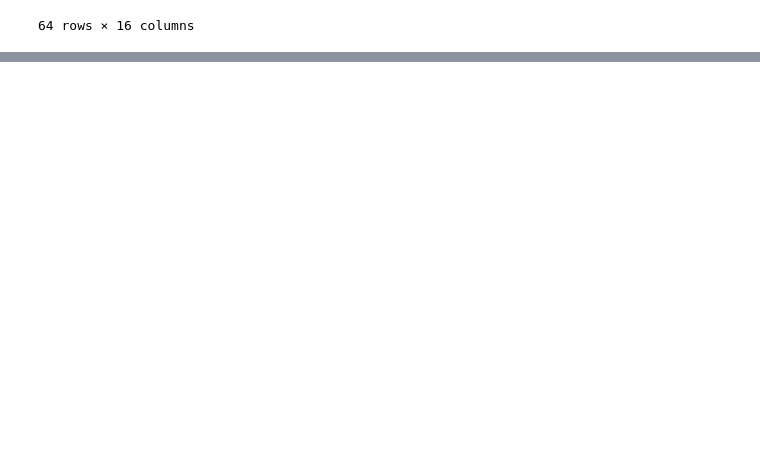
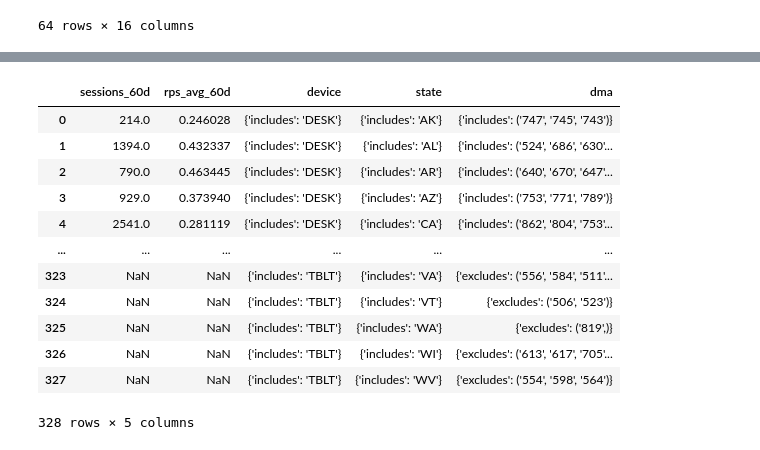
Before and after one commit to pkrishnamurthy1007/adtech, a Jupyter notebook: notebooks/aduriseti_shared/account_structure.ipynb, the cells around one changed output, grey strips where cells are left out. Saved outputs shown, nothing was run; the diff lists cells and outputs as text; code cells hidden in the pictures; blank space fills up the shorter version.

```diff
--- a/notebooks/aduriseti_shared/account_structure.ipynb
+++ b/notebooks/aduriseti_shared/account_structure.ipynb
@@ -475,6 +476,7 @@ for split,rps_df in split2aggrps.items():
 
         perfd = {
             "clust_mtd": clusterer.__class__.__name__,
+            "clusterer": clusterer,
             "split": split,
             "fit_shape": agg_rps_df.shape,
             "clust_shape": clust_rps_df.shape,
@@ -673,33 +656,4 @@ X
 # %%
-# BEST_SPLIT = "location_os_device"
-BEST_SPLIT = "dma_os_device"
-# BEST_SPLIT = "dma_os"
-
-rps_df_fit, rps_df_eval, rps_clust_df = cluster_split(BEST_SPLIT)
-rps_df = rps_df_fit
-split_attr2unique_vals = {index_col: rps_df.index.unique(index_col)
-                          for index_col in rps_df.index.names}
-_,new_index_order = zip(*sorted((V.__len__(),c) for c,V in split_attr2unique_vals.items()))
-campaign_df = rps_df \
-    .groupby([*new_index_order[:-1], "clust"]) \
-    .agg({
-        "sessions": sum,
-        "rps_avg": get_wavg_by(rps_df,"sessions"),
-        new_index_order[-1]: tuple
-    })
-assert campaign_df["sessions"].sum() == rps_df_fit["sessions"].sum()
-camp_rps_wavg = wavg(campaign_df["rps_avg"],campaign_df["sessions"])
-fit_rps_wavg = wavg(rps_df_fit["rps_avg"], rps_df_fit["sessions"])
-assert abs(camp_rps_wavg - fit_rps_wavg) < 1e-5
-
-excl_campaign_df = campaign_df.groupby([*new_index_order[:-1]]) \
-    .agg({
-        new_index_order[-1]: tuple
-    })
-def flatten(M):
-    return tuple(el for r in M for el in r)
-excl_campaign_df[new_index_order[-1]] = excl_campaign_df[new_index_order[-1]] .apply(flatten)
-
 camps = []
 for idx,r in campaign_df.iterrows():
     camp = {
@@ -714,6 +668,14 @@ for idx,r in campaign_df.iterrows():
     }
     camps.append(camp)
 
+excl_campaign_df = campaign_df.groupby([*new_index_order[:-1]]) \
+    .agg({
+        new_index_order[-1]: tuple
+    })
+def flatten(M):
+    return tuple(el for r in M for el in r)
+excl_campaign_df[new_index_order[-1]] = excl_campaign_df[new_index_order[-1]] \
+    .apply(flatten)
 for idx, r in excl_campaign_df.iterrows():
     camp = {}
     for field, val in zip(new_index_order[:-1], idx):
@@ -724,5 +686,21 @@ for idx, r in excl_campaign_df.iterrows():
     }
     camps.append(camp)
 
-camp_df = pd.DataFrame(camps)
-camp_df.to_csv("campaign_dump.csv")
+camp_attr_df = pd.DataFrame(camps)
+camp_attr_df.to_csv("campaign_dump.csv")
+# %%
+camp_attr_df
+# %% [output]
+|  | sessions_60d | rps_avg_60d | device | state | dma |
+| 0 | 214.0 | 0.246028 | {'includes': 'DESK'} | {'includes': 'AK'} | {'includes': ('747', '745', '743')} |
+| 1 | 1394.0 | 0.432337 | {'includes': 'DESK'} | {'includes': 'AL'} | {'includes': ('524', '686', '630'... |
+| 2 | 790.0 | 0.463445 | {'includes': 'DESK'} | {'includes': 'AR'} | {'includes': ('640', '670', '647'... |
+| 3 | 929.0 | 0.373940 | {'includes': 'DESK'} | {'includes': 'AZ'} | {'includes': ('753', '771', '789')} |
+| 4 | 2541.0 | 0.281119 | {'includes': 'DESK'} | {'includes': 'CA'} | {'includes': ('862', '804', '753'... |
+| ... | ... | ... | ... | ... | ... |
+| 323 | NaN | NaN | {'includes': 'TBLT'} | {'includes': 'VA'} | {'excludes': ('556', '584', '511'... |
+| 324 | NaN | NaN | {'includes': 'TBLT'} | {'includes': 'VT'} | {'excludes': ('506', '523')} |
+| 325 | NaN | NaN | {'includes': 'TBLT'} | {'includes': 'WA'} | {'excludes': ('819',)} |
+| 326 | NaN | NaN | {'includes': 'TBLT'} | {'includes': 'WI'} | {'excludes': ('613', '617', '705'... |
+| 327 | NaN | NaN | {'includes': 'TBLT'} | {'includes': 'WV'} | {'excludes': ('554', '598', '564')} |
+328 rows × 5 columns
```
Also changed, not shown: parts of 14 cells of this notebook.
